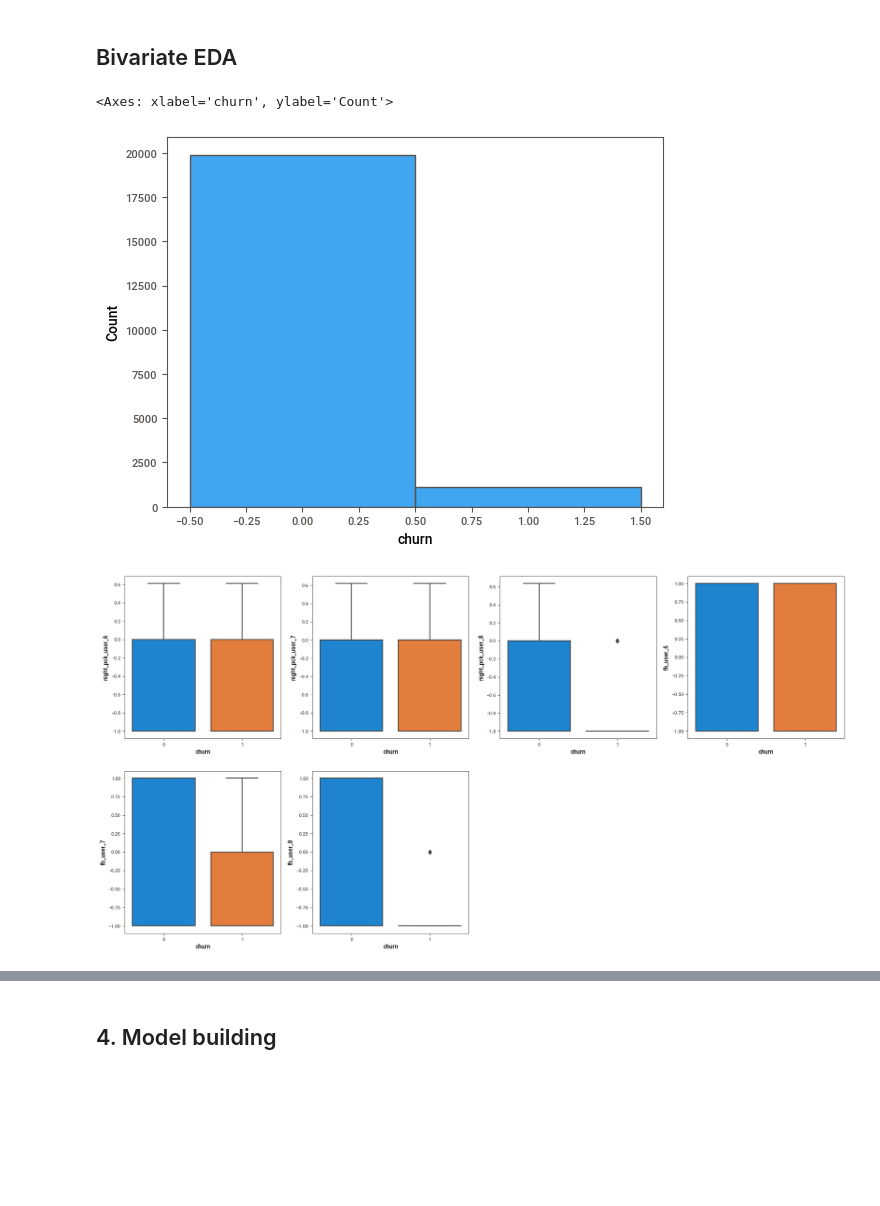
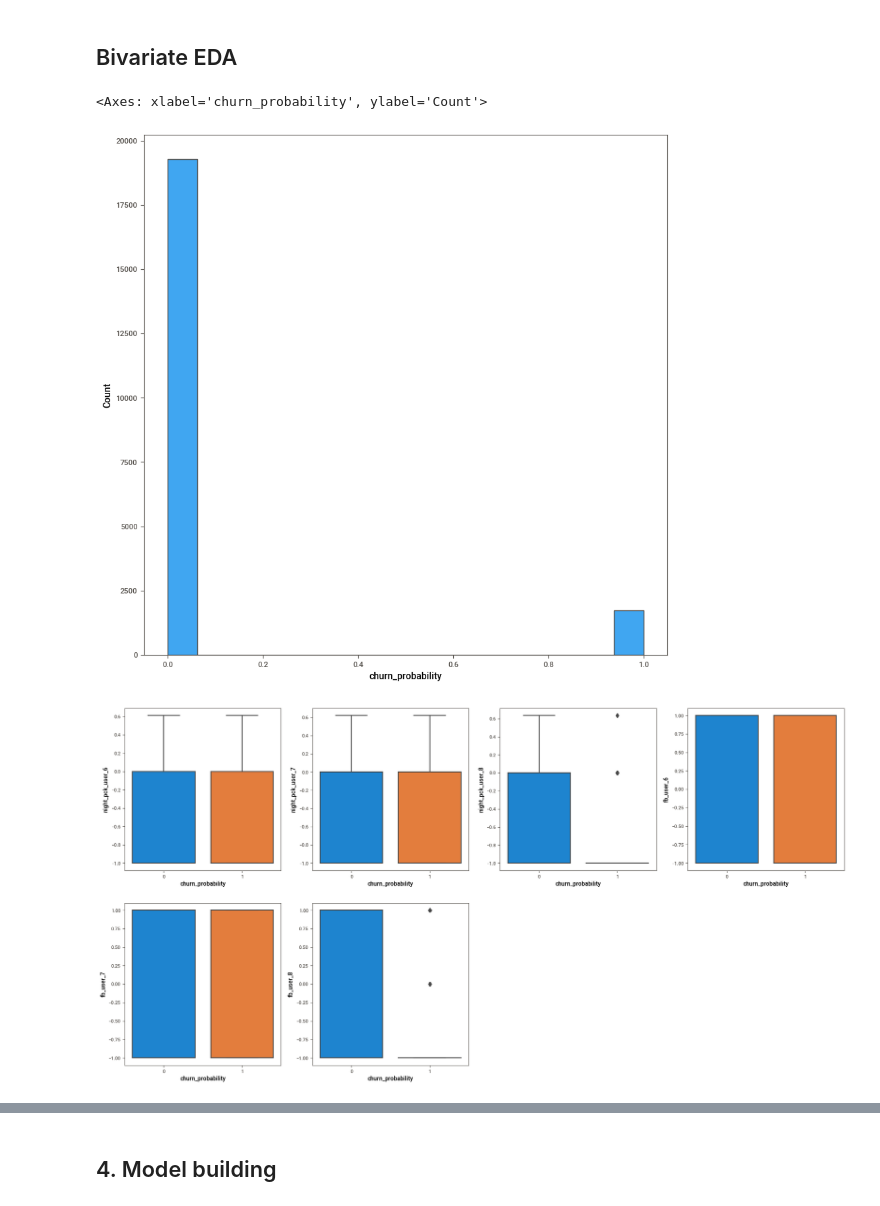
Before and after one commit to Mahalakshmi-Totad/TelecomChurnCaseStudy, a Jupyter notebook: MahalakshmiTotad.ipynb, the cells around one changed output, grey strips where cells are left out. Saved outputs shown, nothing was run; the diff lists cells and outputs as text; code cells hidden in the pictures; blank space fills up the shorter version.

```diff
--- a/MahalakshmiTotad.ipynb
+++ b/MahalakshmiTotad.ipynb
@@ -547,19 +553,19 @@ churn_filtered['total_calls_mou_8'] = churn_filtered.total_ic_mou_8 + churn_filt
 # %%
 # calculate 2g and 3g data consumption
-churn_filtered['total_internet_mb_8'] =  churn_filtered.vol_2g_mb_8 + churn_filtered.vol_3g_mb_8
+# churn_filtered['total_internet_mb_8'] =  churn_filtered.vol_2g_mb_8 + churn_filtered.vol_3g_mb_8
 # %%
 # create churn variable: those who have not used either calls or internet in the month of August are customers who have churned
 
 # 0 - not churn, 1 - churn
-churn_filtered['churn'] = churn_filtered.apply(lambda row: 1 if (row.total_calls_mou_8 == 0 and row.total_internet_mb_8 == 0) else 0, axis=1)
+# churn_filtered['churn'] = churn_filtered.apply(lambda row: 1 if (row.total_calls_mou_8 == 0 and row.total_internet_mb_8 == 0) else 0, axis=1)
 # %%
 # delete derived variables
-churn_filtered = churn_filtered.drop(['total_calls_mou_8', 'total_internet_mb_8'], axis=1)
+# churn_filtered = churn_filtered.drop(['total_calls_mou_8', 'total_internet_mb_8'], axis=1)
 # %%
 # change data type to category
-churn_filtered.churn = churn_filtered.churn.astype("category")
+# churn_filtered.churn = churn_filtered.churn.astype("category")
 
 # print churn ratio
-print("Churn Ratio:")
-print(churn_filtered.churn.value_counts()*100/churn_filtered.shape[0])
+# print("Churn Ratio:")
+print(churn_filtered.churn_probability.value_counts()*100/churn_filtered.shape[0])
 # %% [output]
@@ -721,10 +734,10 @@ def bivariate(var1, var2):
 ## Bivariate EDA
 # %%
 #Distribution for the churn probability
-sns.histplot(churn_filtered['churn'])
+sns.histplot(churn_filtered['churn_probability'])
 # %% [output]
-<Axes: xlabel='churn', ylabel='Count'>
+<Axes: xlabel='churn_probability', ylabel='Count'>
-[figure, old version]
+[figure, new version]
 # %%
 # All Categorical columns Bivariate analysis
 
@@ -733,9 +746,9 @@ plt.figure(figsize=(22,29))
 i = 1
 for variables in cat_cols:
     plt.subplot(5,4,i)
-    sns.boxplot(y= variables , x= churn_filtered.churn, data=churn_filtered )
+    sns.boxplot(y= variables , x= churn_filtered.churn_probability, data=churn_filtered )
     i+=1
 # %% [output]
-[figure, old version]
+[figure, new version]
 # %%
 #Age on netwrok with churn
```
Also changed, not shown: parts of 100 cells of this notebook, 10 other files.
